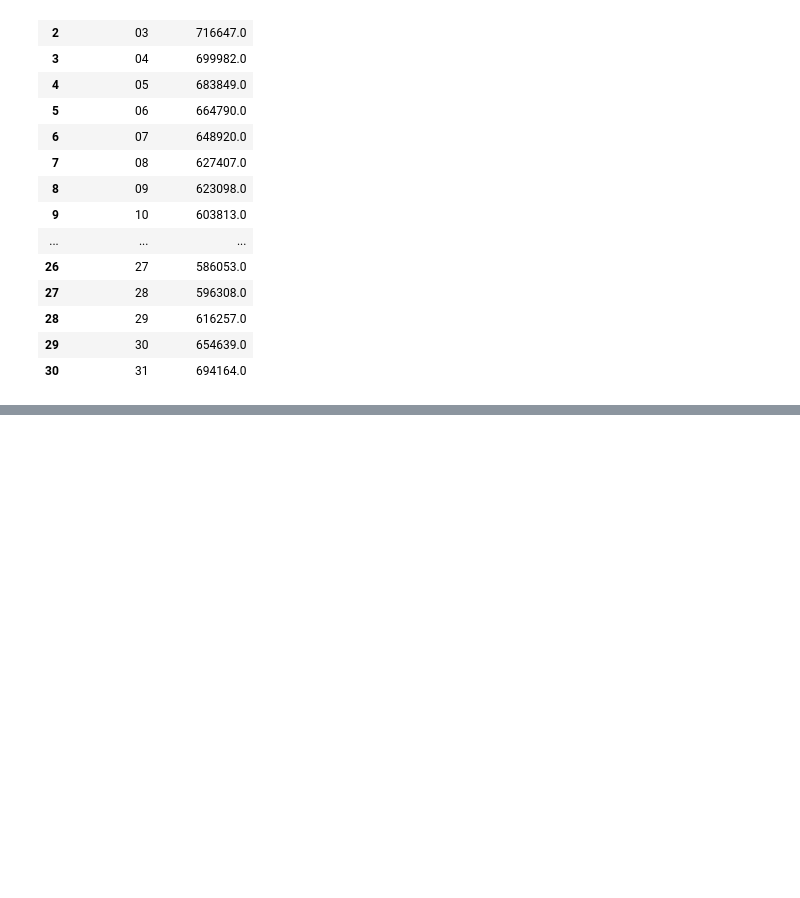
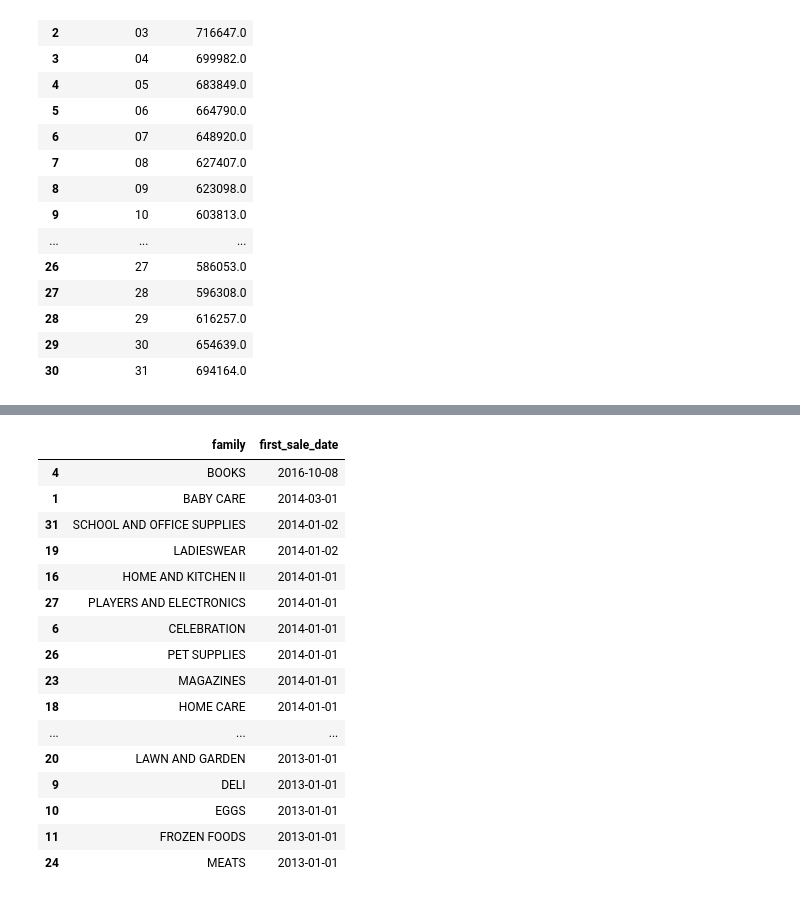
Before and after one commit to nannernick/grocery-sales-analysis, a Jupyter notebook: notebooks/02_Analysis.ipynb, the cells around one changed output, grey strips where cells are left out. Drawn from its saved outputs; the diff is of its cells as text; code cells hidden in the pictures; blank space fills up the shorter version.

```diff
--- a/notebooks/02_Analysis.ipynb
+++ b/notebooks/02_Analysis.ipynb
@@ -90,0 +169,26 @@ GROUP BY day_of_month ORDER BY day_of_month
+# %%
+# 1. When does each family first have sales?
+first = pd.read_sql("""
+SELECT family, MIN(date) AS first_sale_date
+FROM train WHERE sales > 0
+GROUP BY family
+""", con)
+first.sort_values("first_sale_date", ascending=False)
+# %% [output]
+|  | family | first_sale_date |
+| 4 | BOOKS | 2016-10-08 |
+| 1 | BABY CARE | 2014-03-01 |
+| 31 | SCHOOL AND OFFICE SUPPLIES | 2014-01-02 |
+| 19 | LADIESWEAR | 2014-01-02 |
+| 16 | HOME AND KITCHEN II | 2014-01-01 |
+| 27 | PLAYERS AND ELECTRONICS | 2014-01-01 |
+| 6 | CELEBRATION | 2014-01-01 |
+| 26 | PET SUPPLIES | 2014-01-01 |
+| 23 | MAGAZINES | 2014-01-01 |
+| 18 | HOME CARE | 2014-01-01 |
+| ... | ... | ... |
+| 20 | LAWN AND GARDEN | 2013-01-01 |
+| 9 | DELI | 2013-01-01 |
+| 10 | EGGS | 2013-01-01 |
+| 11 | FROZEN FOODS | 2013-01-01 |
+| 24 | MEATS | 2013-01-01 |
```
Also changed, not shown: parts of 18 cells of this notebook, 1 other file.
